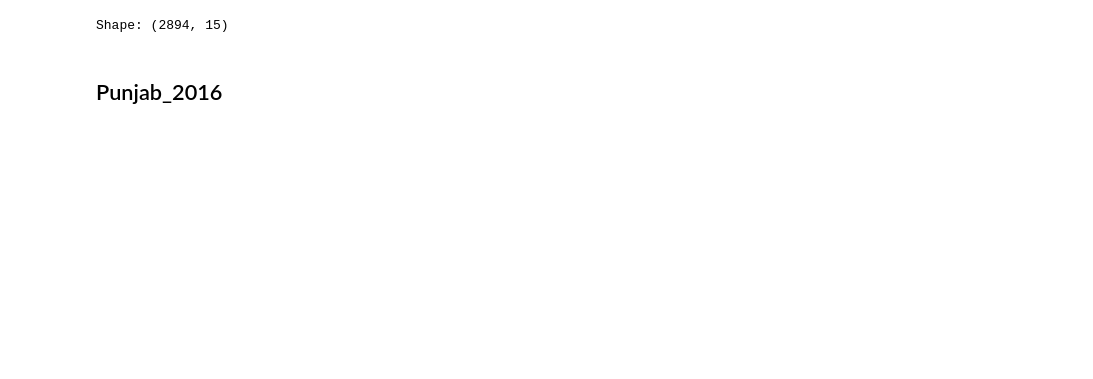
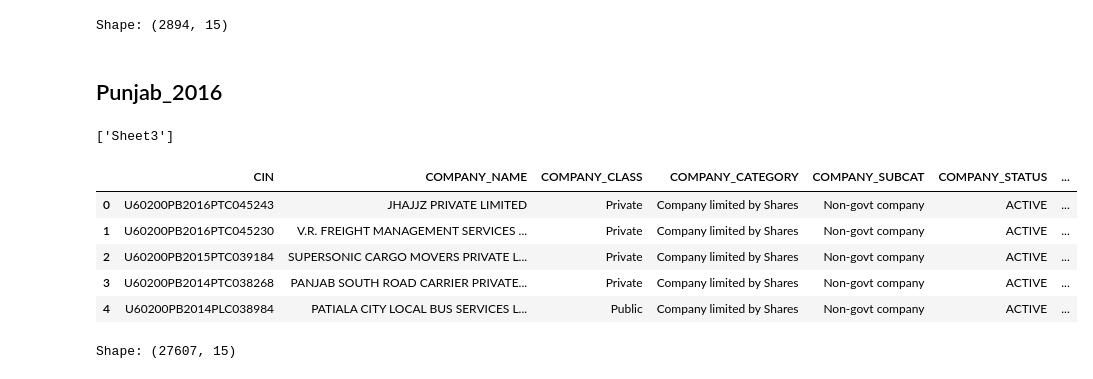
Before and after one commit to shayan-khoygani/Codebook, a Jupyter notebook: [DIR] corporation_list_by_state_2016/corporation_list_by_state_2016.ipynb, the cells around one changed output. Drawn from its saved outputs; the diff is of its cells as text; code cells hidden in the pictures; blank space fills up the shorter version.

Commit message:
corporation summary shape size complete

```diff
--- a/[DIR] corporation_list_by_state_2016/corporation_list_by_state_2016.ipynb
+++ b/[DIR] corporation_list_by_state_2016/corporation_list_by_state_2016.ipynb
@@ -593,3 +593,23 @@ companies += shape[0]
 Shape: (2894, 15)
 # %% [markdown]
 ## Punjab_2016
+# %%
+path = "s3://daanmatchdatafiles/corporation_list_by_state_2016/Punjab_2016.xlsx"
+xl = pd.ExcelFile(path)
+print(xl.sheet_names)
+df = xl.parse("Sheet3")
+df.head()
+# %% [output]
+['Sheet3']
+|  | CIN | COMPANY_NAME | COMPANY_CLASS | COMPANY_CATEGORY | COMPANY_SUBCAT | COMPANY_STATUS | ... |
+| 0 | U60200PB2016PTC045243 | JHAJJZ PRIVATE LIMITED | Private | Company limited by Shares | Non-govt company | ACTIVE | ... |
+| 1 | U60200PB2016PTC045230 | V.R. FREIGHT MANAGEMENT SERVICES ... | Private | Company limited by Shares | Non-govt company | ACTIVE | ... |
+| 2 | U60200PB2015PTC039184 | SUPERSONIC CARGO MOVERS PRIVATE L... | Private | Company limited by Shares | Non-govt company | ACTIVE | ... |
+| 3 | U60200PB2014PTC038268 | PANJAB SOUTH ROAD CARRIER PRIVATE... | Private | Company limited by Shares | Non-govt company | ACTIVE | ... |
+| 4 | U60200PB2014PLC038984 | PATIALA CITY LOCAL BUS SERVICES L... | Public | Company limited by Shares | Non-govt company | ACTIVE | ... |
+# %%
+shape = df.shape
+print("Shape:", shape)
+companies += shape[0]
+# %% [output]
+Shape: (27607, 15)
```
Also changed, not shown: parts of 23 cells of this notebook.
